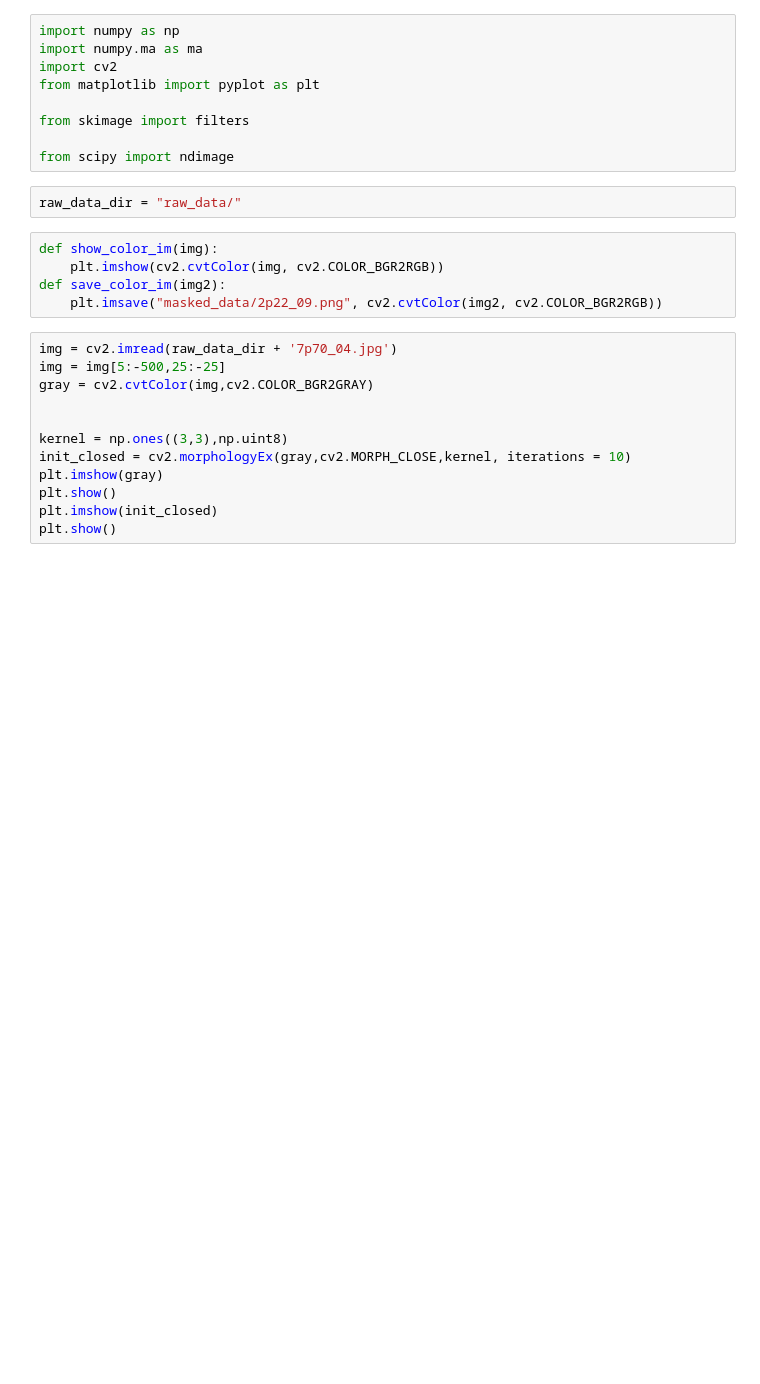
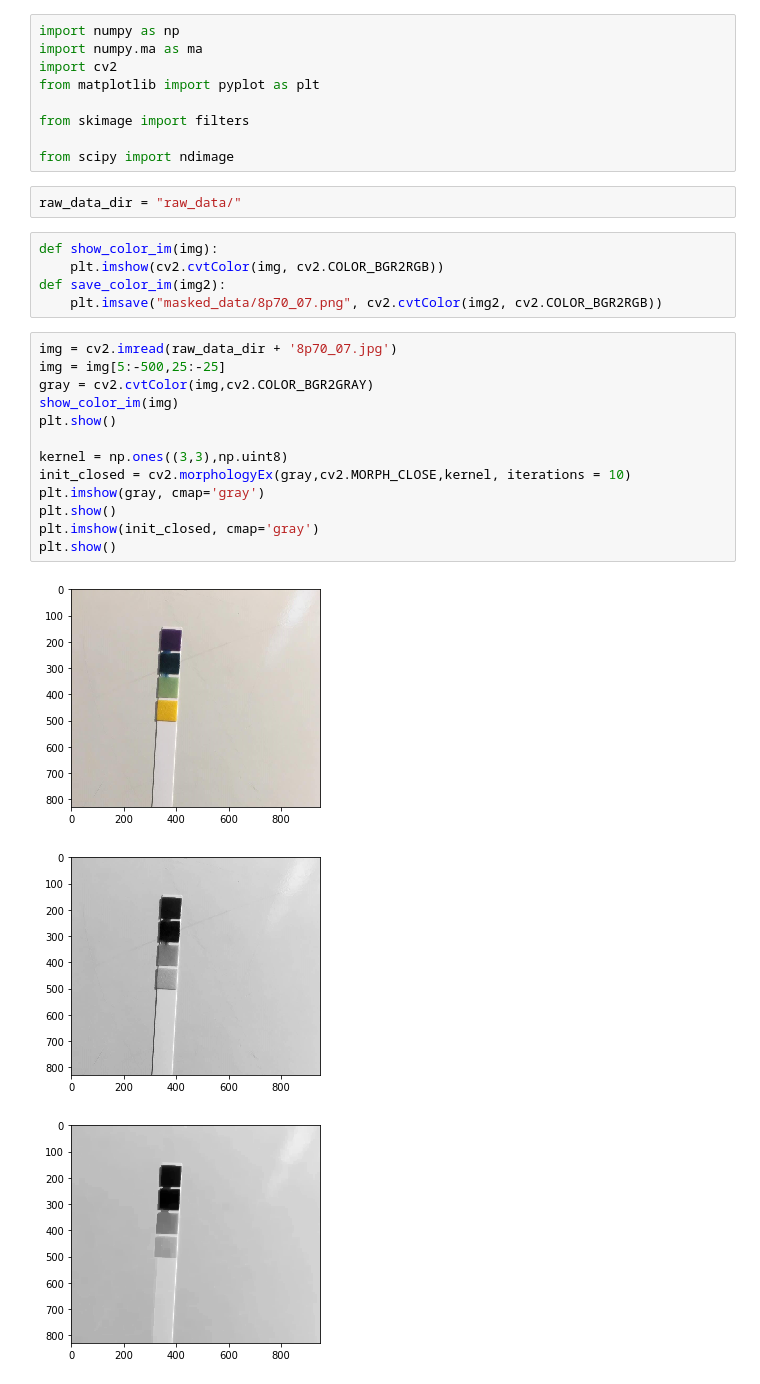
Before and after one commit to mattsit/ph-machine-learning, a Jupyter notebook: image_extraction_testing.ipynb, the cells around one changed output. Drawn from its saved outputs; the diff is of its cells as text; blank space fills up the shorter version.

```diff
--- a/image_extraction_testing.ipynb
+++ b/image_extraction_testing.ipynb
@@ -13,19 +13,24 @@ raw_data_dir = "raw_data/"
 def show_color_im(img):
     plt.imshow(cv2.cvtColor(img, cv2.COLOR_BGR2RGB))
 def save_color_im(img2):
-    plt.imsave("masked_data/2p22_09.png", cv2.cvtColor(img2, cv2.COLOR_BGR2RGB))
+    plt.imsave("masked_data/8p70_07.png", cv2.cvtColor(img2, cv2.COLOR_BGR2RGB))
 # %%
-img = cv2.imread(raw_data_dir + '7p70_04.jpg')
+img = cv2.imread(raw_data_dir + '8p70_07.jpg')
 img = img[5:-500,25:-25]
 gray = cv2.cvtColor(img,cv2.COLOR_BGR2GRAY)
-
+show_color_im(img)
+plt.show()
 
 kernel = np.ones((3,3),np.uint8)
 init_closed = cv2.morphologyEx(gray,cv2.MORPH_CLOSE,kernel, iterations = 10)
-plt.imshow(gray)
+plt.imshow(gray, cmap='gray')
 plt.show()
-plt.imshow(init_closed)
+plt.imshow(init_closed, cmap='gray')
 plt.show()
+# %% [output]
+[figure, added]
+[figure, added]
+[figure, added]
 # %%
 gray = init_closed
 sobel_v = filters.sobel_v(gray)
```
Also changed, not shown: parts of 7 cells of this notebook, 6 other files.
